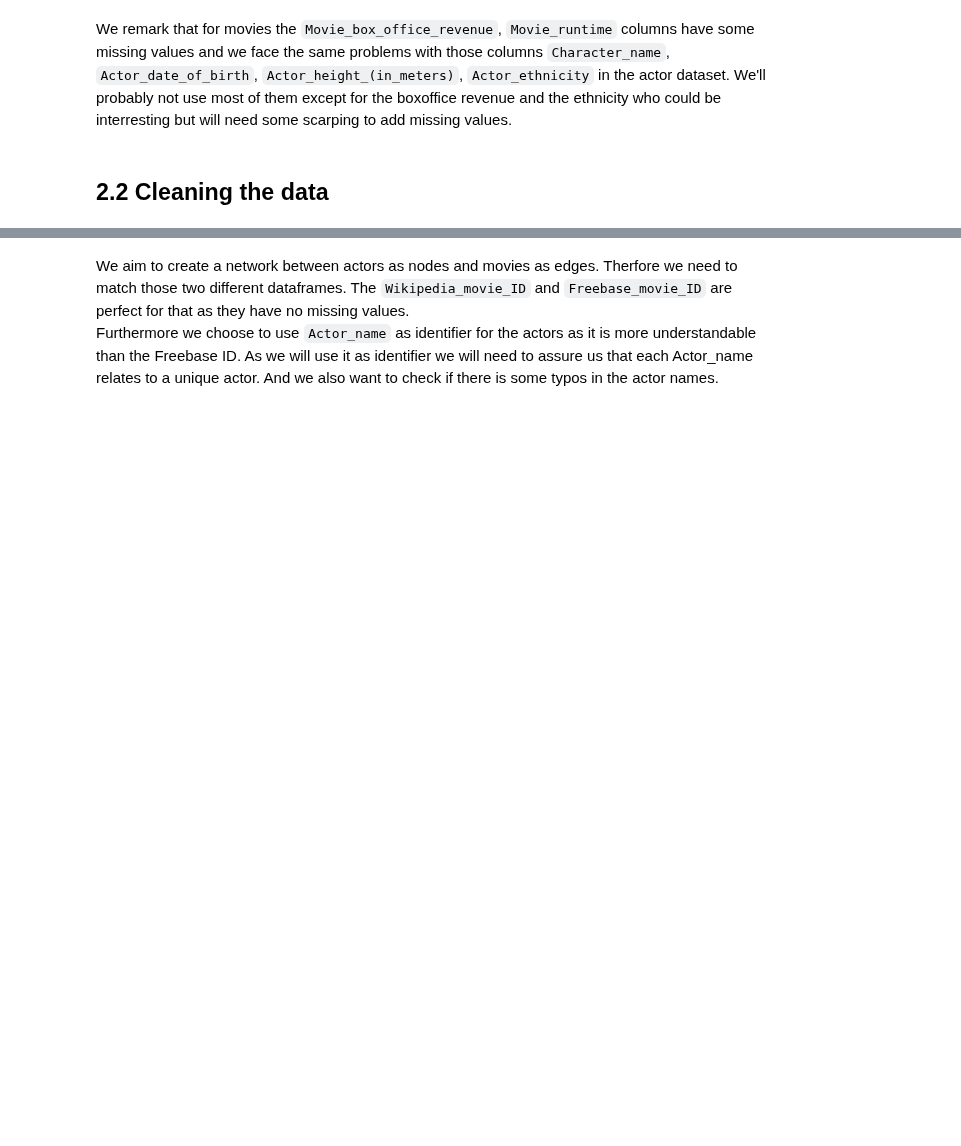
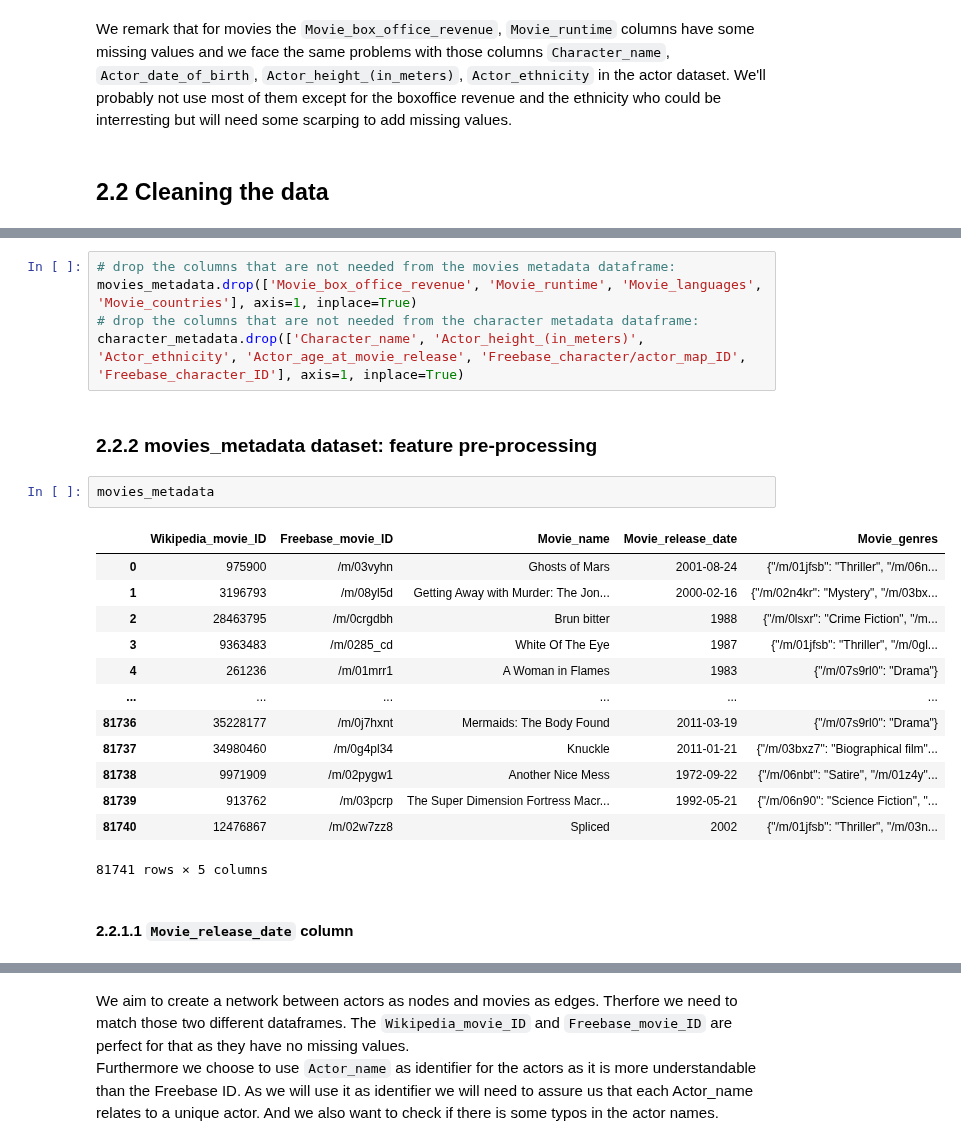
Before and after one commit to epfl-ada/ada-2022-project-addaxx, a Jupyter notebook: CMU.ipynb, the cells around one changed output, grey strips where cells are left out. Saved outputs shown, nothing was run; the diff lists cells and outputs as text; blank space fills up the shorter version.

```diff
--- a/CMU.ipynb
+++ b/CMU.ipynb
@@ -105,0 +112,25 @@ We remark that for movies the `Movie_box_office_revenue`, `Movie_runtime` column
+# %%
+# drop the columns that are not needed from the movies metadata dataframe:
+movies_metadata.drop(['Movie_box_office_revenue', 'Movie_runtime', 'Movie_languages', 'Movie_countries'], axis=1, inplace=True)
+# drop the columns that are not needed from the character metadata dataframe:
+character_metadata.drop(['Character_name', 'Actor_height_(in_meters)', 'Actor_ethnicity', 'Actor_age_at_movie_release', 'Freebase_character/actor_map_ID', 'Freebase_character_ID'], axis=1, inplace=True)
+# %% [markdown]
+### 2.2.2 movies_metadata dataset: feature pre-processing
+# %%
+movies_metadata
+# %% [output]
+|  | Wikipedia_movie_ID | Freebase_movie_ID | Movie_name | Movie_release_date | Movie_genres |
+| 0 | 975900 | /m/03vyhn | Ghosts of Mars | 2001-08-24 | {"/m/01jfsb": "Thriller", "/m/06n... |
+| 1 | 3196793 | /m/08yl5d | Getting Away with Murder: The Jon... | 2000-02-16 | {"/m/02n4kr": "Mystery", "/m/03bx... |
+| 2 | 28463795 | /m/0crgdbh | Brun bitter | 1988 | {"/m/0lsxr": "Crime Fiction", "/m... |
+| 3 | 9363483 | /m/0285_cd | White Of The Eye | 1987 | {"/m/01jfsb": "Thriller", "/m/0gl... |
+| 4 | 261236 | /m/01mrr1 | A Woman in Flames | 1983 | {"/m/07s9rl0": "Drama"} |
+| ... | ... | ... | ... | ... | ... |
+| 81736 | 35228177 | /m/0j7hxnt | Mermaids: The Body Found | 2011-03-19 | {"/m/07s9rl0": "Drama"} |
+| 81737 | 34980460 | /m/0g4pl34 | Knuckle | 2011-01-21 | {"/m/03bxz7": "Biographical film"... |
+| 81738 | 9971909 | /m/02pygw1 | Another Nice Mess | 1972-09-22 | {"/m/06nbt": "Satire", "/m/01z4y"... |
+| 81739 | 913762 | /m/03pcrp | The Super Dimension Fortress Macr... | 1992-05-21 | {"/m/06n90": "Science Fiction", "... |
+| 81740 | 12476867 | /m/02w7zz8 | Spliced | 2002 | {"/m/01jfsb": "Thriller", "/m/03n... |
+81741 rows × 5 columns
+# %% [markdown]
+#### 2.2.1.1  `Movie_release_date` column
```
Also changed, not shown: parts of 17 cells of this notebook.
